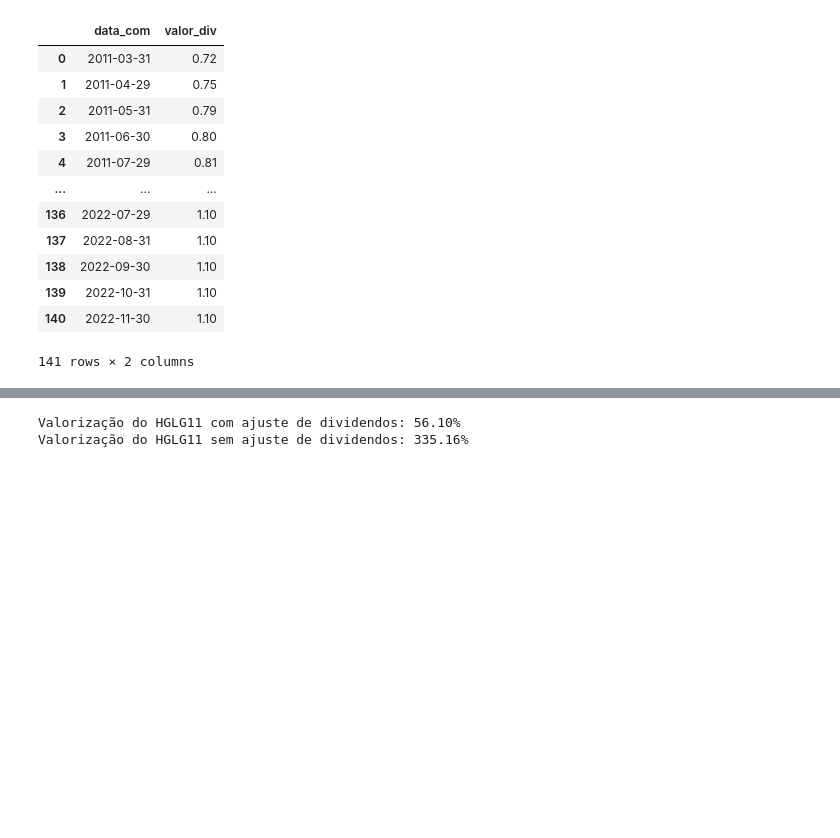
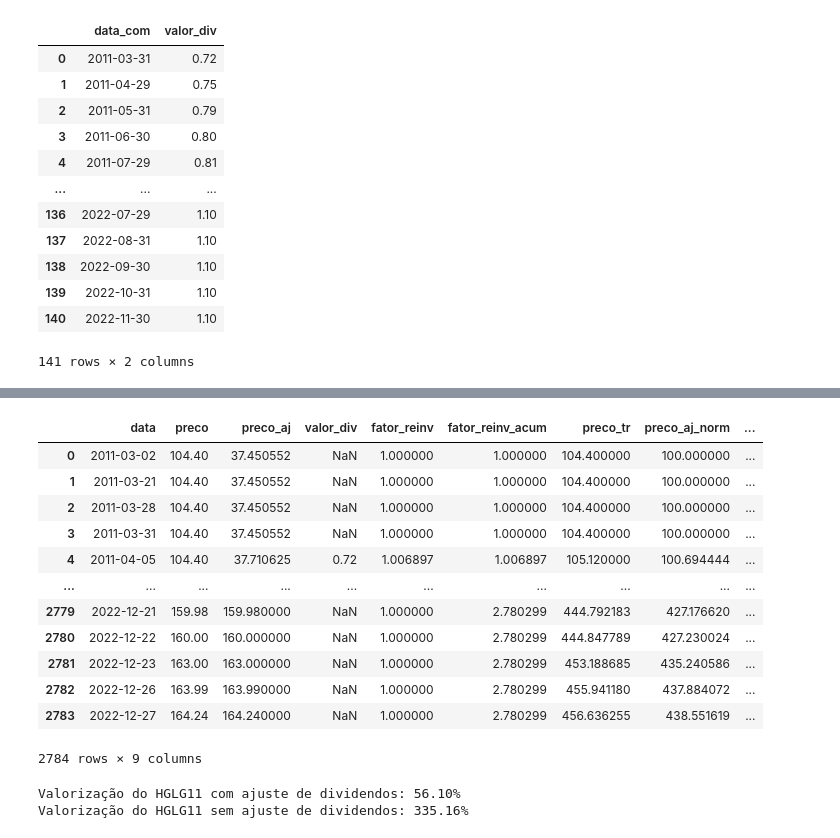
Before and after one commit to crdcj/medium, a Jupyter notebook: HGLG_TR/total_return.ipynb, the cells around one changed output, grey strips where cells are left out. Drawn from its saved outputs; the diff is of its cells as text; code cells hidden in the pictures; blank space fills up the shorter version.

```diff
--- a/HGLG_TR/total_return.ipynb
+++ b/HGLG_TR/total_return.ipynb
@@ -45,6 +45,6 @@ divs
 | 140 | 2022-11-30 | 1.10 |
 141 rows × 2 columns
 # %%
-hglg11_precos = ajuste.ajustar_precos(precos, divs)
-hglg11_precos
+hglg_precos = ajuste.ajustar_precos(precos, divs)
+hglg_precos
 # %% [output]
@@ -83,0 +64,5 @@ hglg11_precos.query('data >= "2022-11-27"')
+# %%
+# Mover o valor do dividendo um dia para frente
+# para que calcular o fator de reivestimento na data-ex
+hglg_precos['valor_div'] = hglg_precos['valor_div'].shift(1)
+hglg_precos
@@ -83,0 +83,10 @@ hglg11_precos.query('data >= "2022-11-27"')
+# %%
+# Calcular o faot de reivestimento
+hglg_precos['fator_reinv'] = hglg_precos['valor_div'] / hglg_precos['preco'] + 1
+# Preencher os valores nulos com 1
+hglg_precos['fator_reinv'] = hglg_precos['fator_reinv'].fillna(1)
+# Calcular o acumulado do fator de reivestimento
+hglg_precos['fator_reinv_acum'] = hglg_precos['fator_reinv'].cumprod()
+# Calcular o preço ajustado pelo fator de reivestimento (total return)
+hglg_precos['preco_tr'] = hglg_precos['preco'] * hglg_precos['fator_reinv_acum']
+hglg_precos
@@ -84,3 +107,22 @@ hglg11_precos.query('data >= "2022-11-27"')
+# %%
+# Normalizar os preços para que o primeiro valor seja 100
+hglg_precos['preco_aj_norm'] = hglg_precos['preco_aj'] / hglg_precos['preco_aj'].iloc[0] * 100
+hglg_precos['preco_tr_norm'] = hglg_precos['preco_tr'] / hglg_precos['preco_tr'].iloc[0] * 100
+hglg_precos
+# %% [output]
+|  | data | preco | preco_aj | valor_div | fator_reinv | fator_reinv_acum | preco_tr | preco_aj_norm | ... |
+| 0 | 2011-03-02 | 104.40 | 37.450552 | NaN | 1.000000 | 1.000000 | 104.400000 | 100.000000 | ... |
+| 1 | 2011-03-21 | 104.40 | 37.450552 | NaN | 1.000000 | 1.000000 | 104.400000 | 100.000000 | ... |
+| 2 | 2011-03-28 | 104.40 | 37.450552 | NaN | 1.000000 | 1.000000 | 104.400000 | 100.000000 | ... |
+| 3 | 2011-03-31 | 104.40 | 37.450552 | NaN | 1.000000 | 1.000000 | 104.400000 | 100.000000 | ... |
+| 4 | 2011-04-05 | 104.40 | 37.710625 | 0.72 | 1.006897 | 1.006897 | 105.120000 | 100.694444 | ... |
+| ... | ... | ... | ... | ... | ... | ... | ... | ... | ... |
+| 2779 | 2022-12-21 | 159.98 | 159.980000 | NaN | 1.000000 | 2.780299 | 444.792183 | 427.176620 | ... |
+| 2780 | 2022-12-22 | 160.00 | 160.000000 | NaN | 1.000000 | 2.780299 | 444.847789 | 427.230024 | ... |
+| 2781 | 2022-12-23 | 163.00 | 163.000000 | NaN | 1.000000 | 2.780299 | 453.188685 | 435.240586 | ... |
+| 2782 | 2022-12-26 | 163.99 | 163.990000 | NaN | 1.000000 | 2.780299 | 455.941180 | 437.884072 | ... |
+| 2783 | 2022-12-27 | 164.24 | 164.240000 | NaN | 1.000000 | 2.780299 | 456.636255 | 438.551619 | ... |
+2784 rows × 9 columns
 # %%
 # Comparar os preços com e sem ajuste do HGLG11 com o Plotly
 fig = go.Figure()
```
Also changed, not shown: parts of 13 cells of this notebook, 2 other files.
